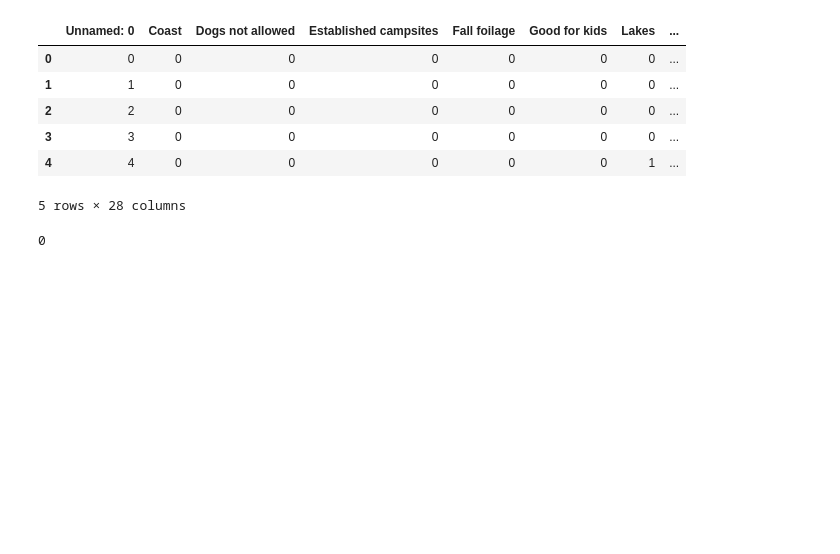
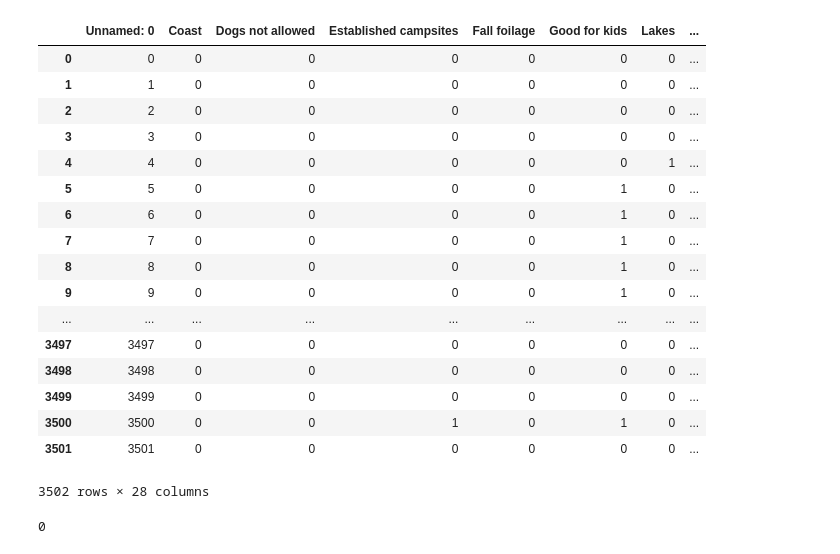
Before and after one commit to huddlestona/Trail_Report, a Jupyter notebook: Test_Cleaning_TrailData.ipynb, the cells around one changed output. Cells and saved outputs as stored; diff of their text form; code cells hidden in the pictures; blank space fills up the shorter version.

```diff
--- a/Test_Cleaning_TrailData.ipynb
+++ b/Test_Cleaning_TrailData.ipynb
@@ -13,15 +13,26 @@ import numpy as np
 # %%
 all_hike_urls = pd.read_csv('data/WTA_all_trail_data_clean.csv')
 # %%
-all_hike_urls.head()
+all_hike_urls
 # %% [output]
 |  | Unnamed: 0 | Coast | Dogs not allowed | Established campsites | Fall foilage | Good for kids | Lakes | ... |
 | 0 | 0 | 0 | 0 | 0 | 0 | 0 | 0 | ... |
 | 1 | 1 | 0 | 0 | 0 | 0 | 0 | 0 | ... |
 | 2 | 2 | 0 | 0 | 0 | 0 | 0 | 0 | ... |
 | 3 | 3 | 0 | 0 | 0 | 0 | 0 | 0 | ... |
 | 4 | 4 | 0 | 0 | 0 | 0 | 0 | 1 | ... |
+| 5 | 5 | 0 | 0 | 0 | 0 | 1 | 0 | ... |
+| 6 | 6 | 0 | 0 | 0 | 0 | 1 | 0 | ... |
+| 7 | 7 | 0 | 0 | 0 | 0 | 1 | 0 | ... |
+| 8 | 8 | 0 | 0 | 0 | 0 | 1 | 0 | ... |
+| 9 | 9 | 0 | 0 | 0 | 0 | 1 | 0 | ... |
+| ... | ... | ... | ... | ... | ... | ... | ... | ... |
+| 3497 | 3497 | 0 | 0 | 0 | 0 | 0 | 0 | ... |
+| 3498 | 3498 | 0 | 0 | 0 | 0 | 0 | 0 | ... |
+| 3499 | 3499 | 0 | 0 | 0 | 0 | 0 | 0 | ... |
+| 3500 | 3500 | 0 | 0 | 1 | 0 | 1 | 0 | ... |
+| 3501 | 3501 | 0 | 0 | 0 | 0 | 0 | 0 | ... |
-5 rows × 28 columns
+3502 rows × 28 columns
 # %%
 all_hike_urls['numReports'].min()
 # %% [output]
```
Also changed, not shown: parts of 9 cells of this notebook.
